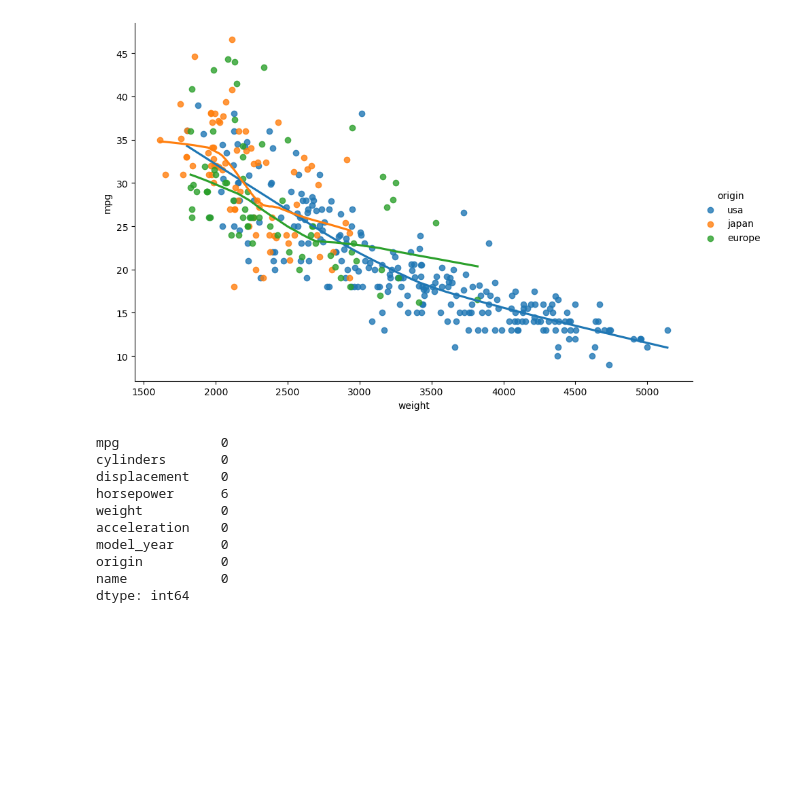
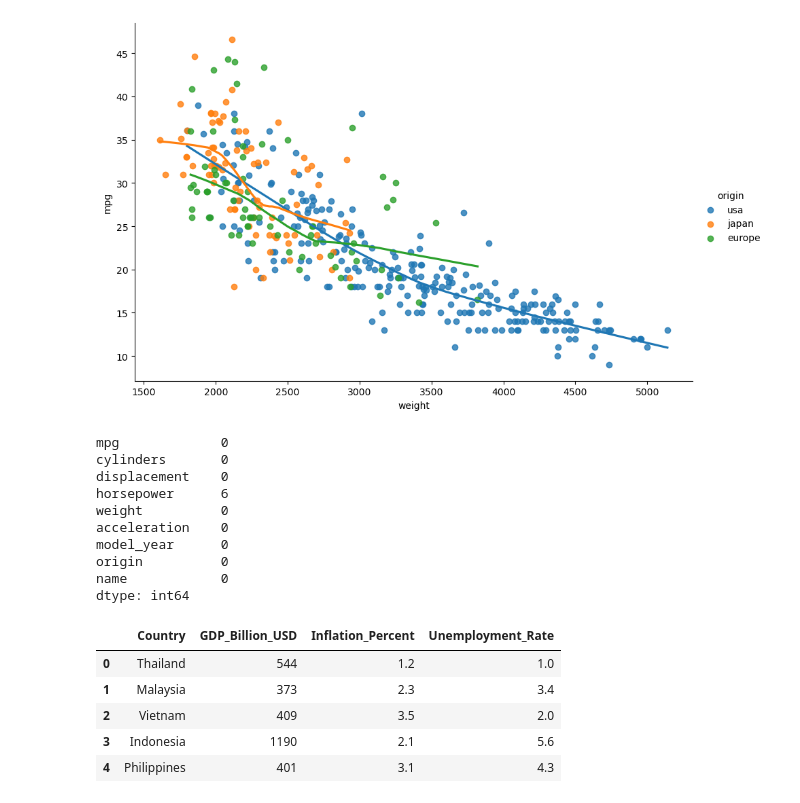
Before and after one commit to ArslanAmanov/Finance, a Jupyter notebook: QuantAnalyses/Quant_method_Analyses/chp_1_What's_Statistics.ipynb, the cells around one changed output. Cells and saved outputs as stored; diff of their text form; code cells hidden in the pictures; blank space fills up the shorter version.

Commit message:
asean eco_dataset

```diff
--- a/QuantAnalyses/Quant_method_Analyses/chp_1_What's_Statistics.ipynb
+++ b/QuantAnalyses/Quant_method_Analyses/chp_1_What's_Statistics.ipynb
@@ -340,3 +340,12 @@ asean_df = pd.DataFrame({
     'Inflation_Percent': [1.2, 2.3, 3.5, 2.1, 3.1],
     'Unemployment_Rate': [1.0, 3.4, 2.0, 5.6, 4.3]
 })
+# %%
+asean_df.head()
+# %% [output]
+|  | Country | GDP_Billion_USD | Inflation_Percent | Unemployment_Rate |
+| 0 | Thailand | 544 | 1.2 | 1.0 |
+| 1 | Malaysia | 373 | 2.3 | 3.4 |
+| 2 | Vietnam | 409 | 3.5 | 2.0 |
+| 3 | Indonesia | 1190 | 2.1 | 5.6 |
+| 4 | Philippines | 401 | 3.1 | 4.3 |
```
